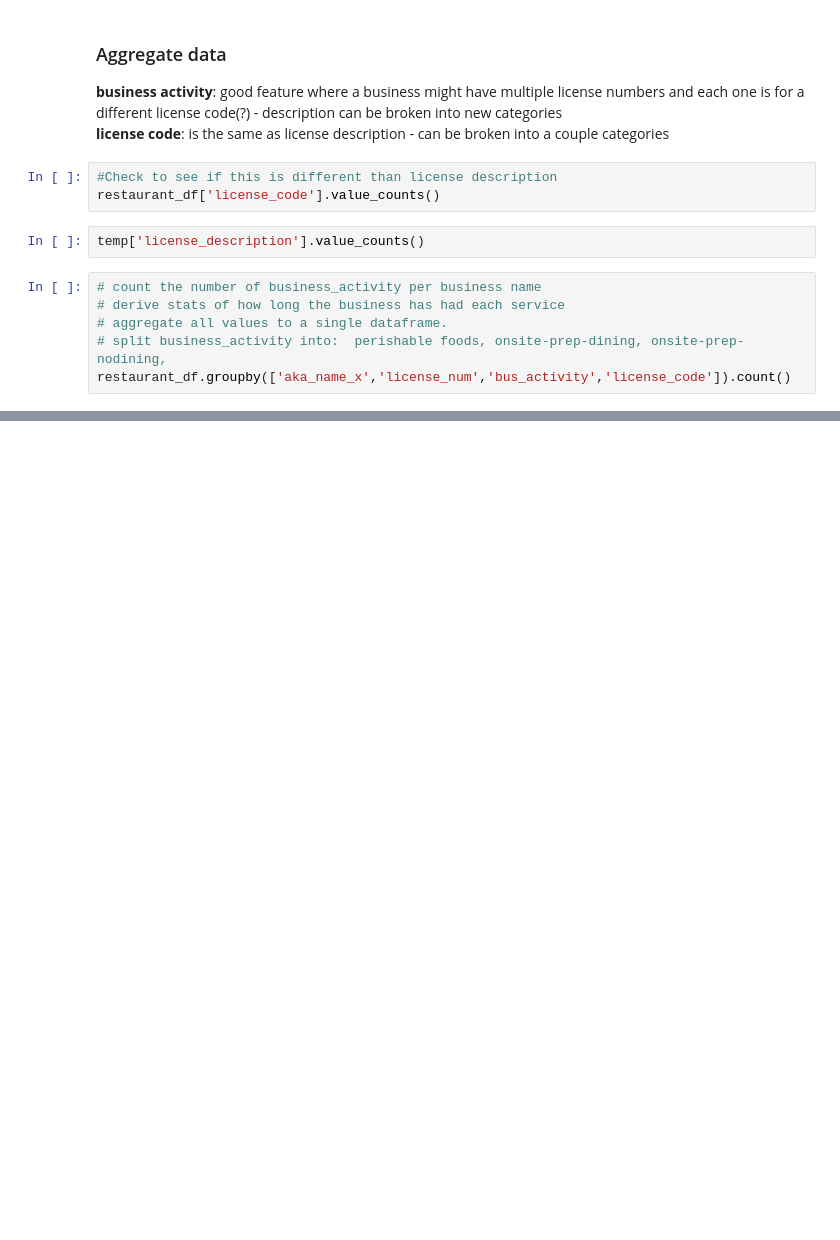
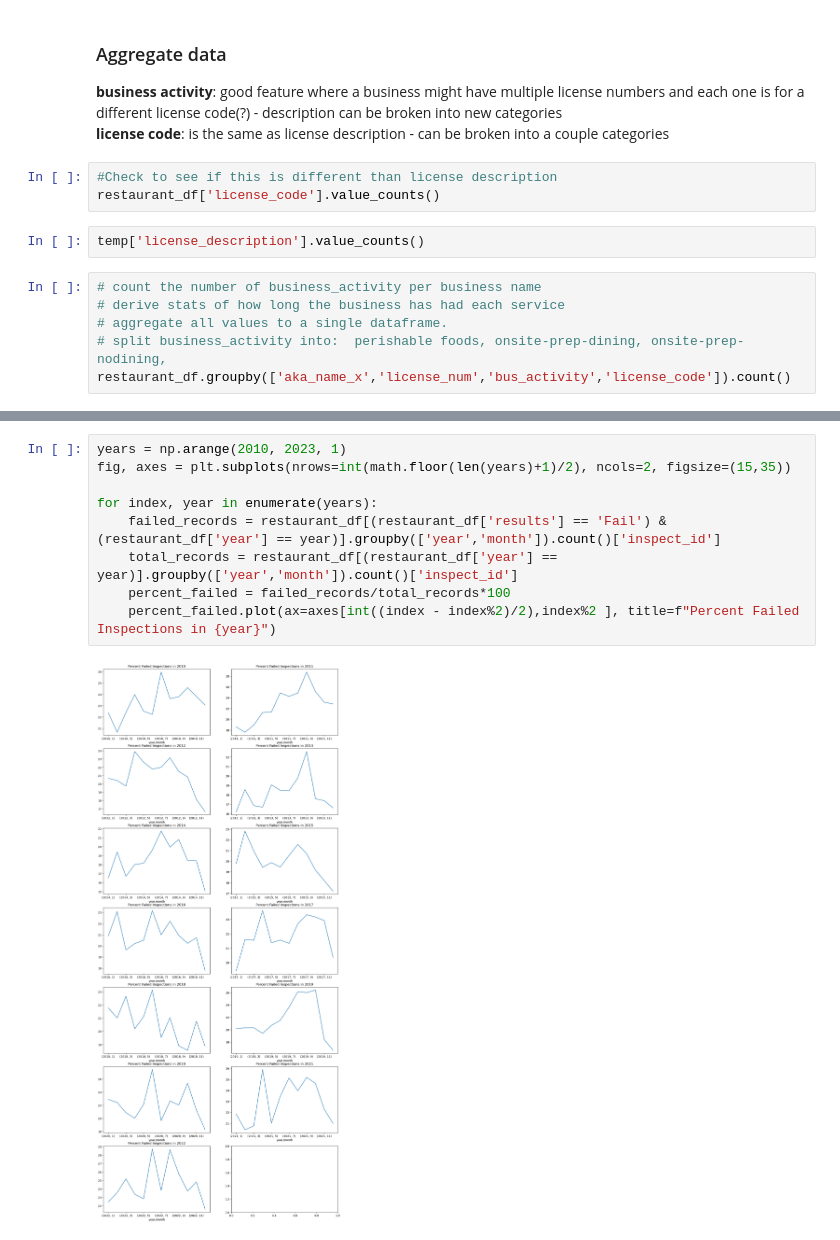
Before and after one commit to ejw-data/proj-food-inspections, a Jupyter notebook: feature_analysis.ipynb, the cells around one changed output, grey strips where cells are left out. Saved outputs shown, nothing was run; the diff lists cells and outputs as text; blank space fills up the shorter version.

```diff
--- a/feature_analysis.ipynb
+++ b/feature_analysis.ipynb
@@ -226,0 +367,11 @@ restaurant_df.groupby(['aka_name_x','license_num','bus_activity','license_code']
+# %%
+years = np.arange(2010, 2023, 1)
+fig, axes = plt.subplots(nrows=int(math.floor(len(years)+1)/2), ncols=2, figsize=(15,35))
+
+for index, year in enumerate(years):
+    failed_records = restaurant_df[(restaurant_df['results'] == 'Fail') & (restaurant_df['year'] == year)].groupby(['year','month']).count()['inspect_id']
+    total_records = restaurant_df[(restaurant_df['year'] == year)].groupby(['year','month']).count()['inspect_id']
+    percent_failed = failed_records/total_records*100
+    percent_failed.plot(ax=axes[int((index - index%2)/2),index%2 ], title=f"Percent Failed Inspections in {year}")
+# %% [output]
+[figure, added]
```
Also changed, not shown: parts of 45 cells of this notebook, 1 other file.
